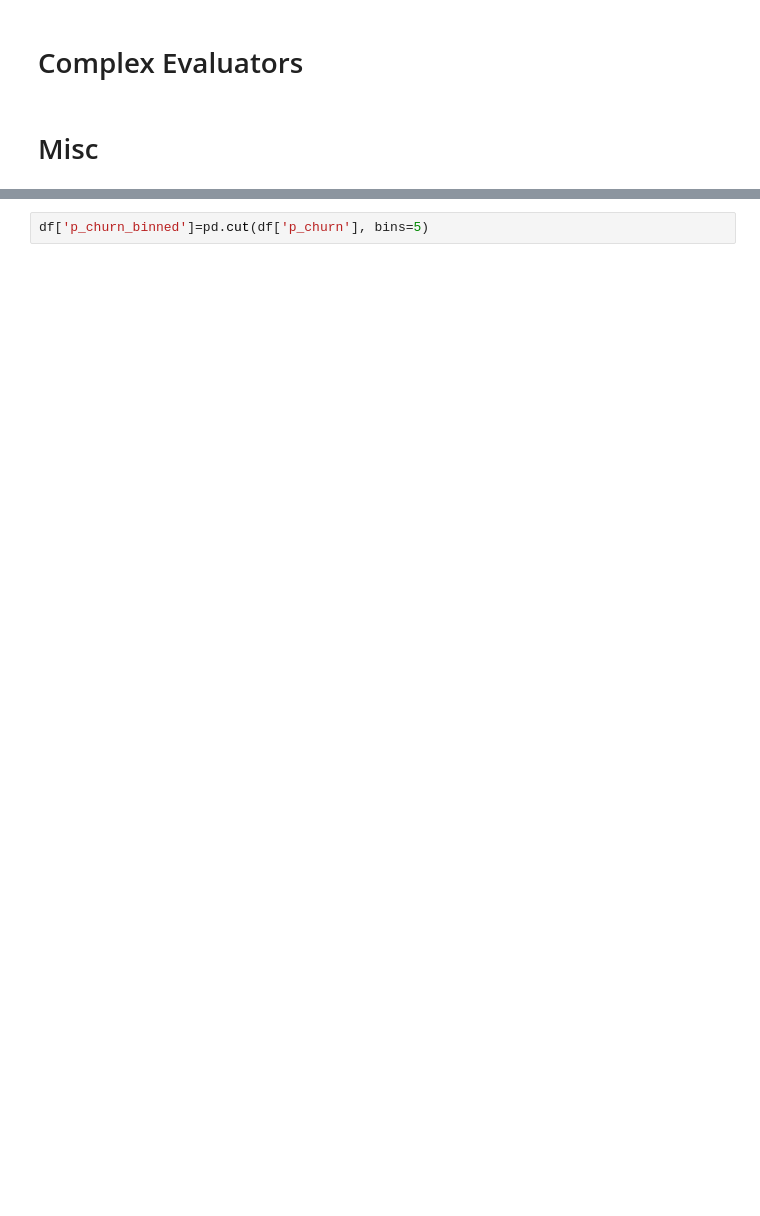
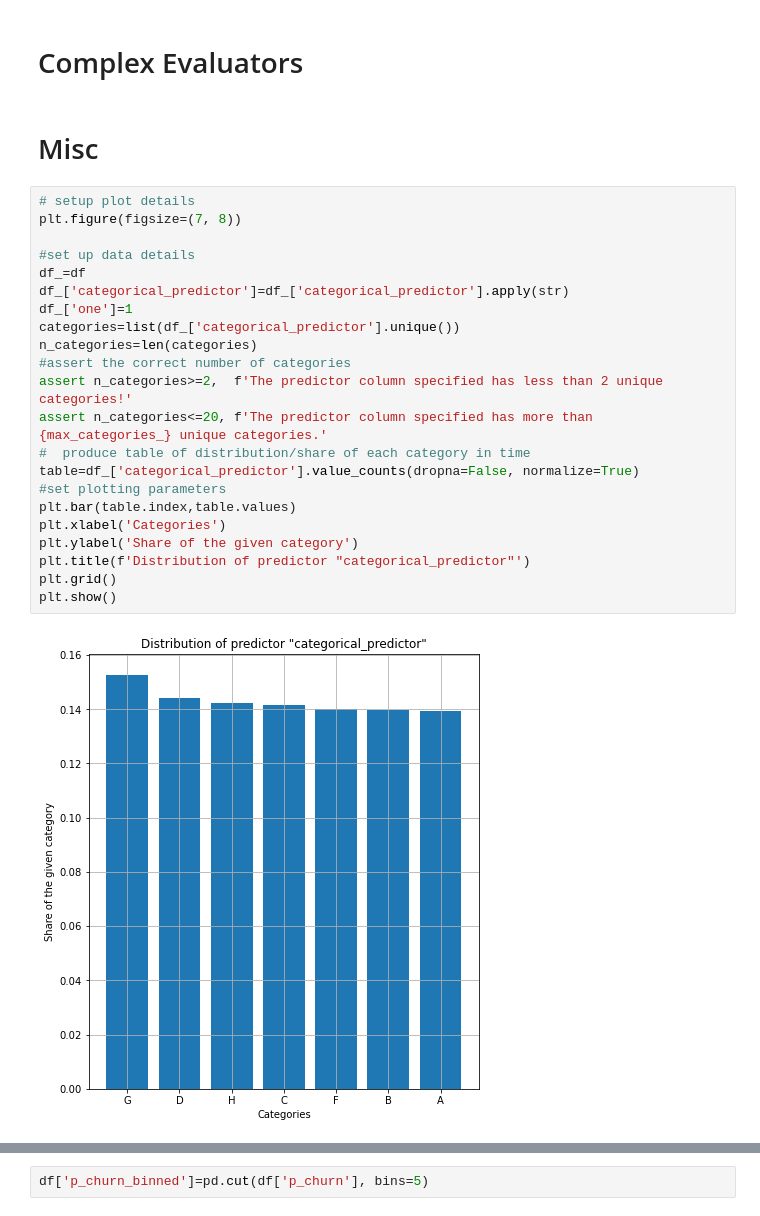
Before and after one commit to Vrboska/mofr, a Jupyter notebook: Testing.ipynb, the cells around one changed output, grey strips where cells are left out. Cells and saved outputs as stored; diff of their text form; blank space fills up the shorter version.

```diff
--- a/Testing.ipynb
+++ b/Testing.ipynb
@@ -588,3 +587,27 @@ Different aggregations of target variable "target" vs. the predictor "p_churn" v
 # Complex Evaluators
 # %% [markdown]
 # Misc
+# %%
+# setup plot details
+plt.figure(figsize=(7, 8))
+
+#set up data details
+df_=df
+df_['categorical_predictor']=df_['categorical_predictor'].apply(str)
+df_['one']=1
+categories=list(df_['categorical_predictor'].unique())
+n_categories=len(categories)
+#assert the correct number of categories
+assert n_categories>=2,  f'The predictor column specified has less than 2 unique categories!'
+assert n_categories<=20, f'The predictor column specified has more than {max_categories_} unique categories.'
+#  produce table of distribution/share of each category in time
+table=df_['categorical_predictor'].value_counts(dropna=False, normalize=True)
+#set plotting parameters
+plt.bar(table.index,table.values)
+plt.xlabel('Categories')
+plt.ylabel('Share of the given category')
+plt.title(f'Distribution of predictor "categorical_predictor"')
+plt.grid()
+plt.show()
+# %% [output]
+[figure, added]
```
Also changed, not shown: parts of 29 cells of this notebook, 12 other files.
